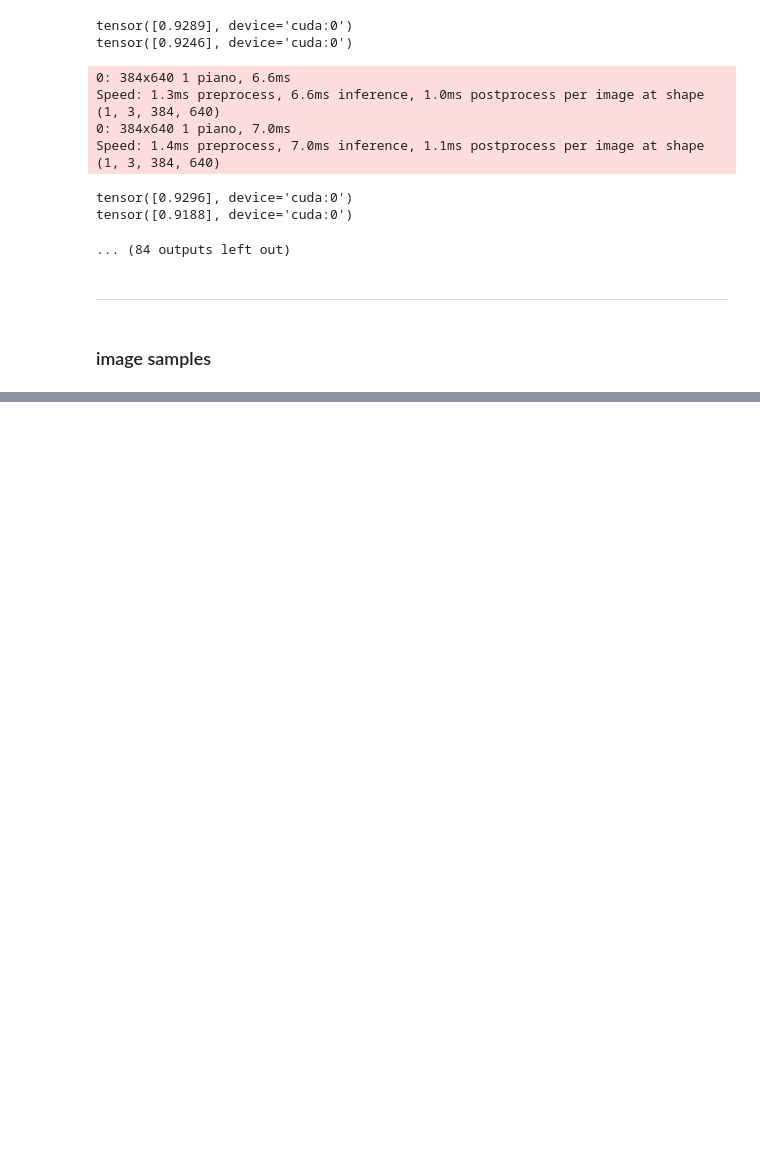
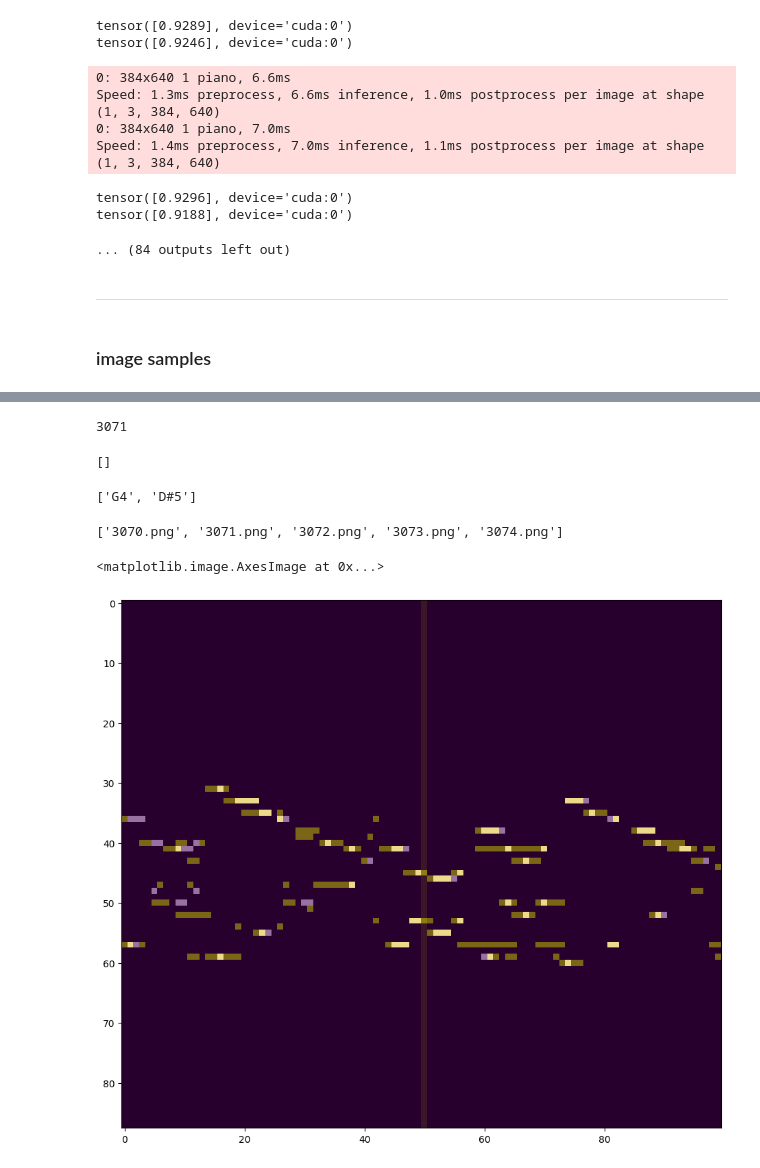
Before and after one commit to boostcampaitech5/level3_cv_finalproject-cv-08, a Jupyter notebook: EDA.ipynb, the cells around one changed output, grey strips where cells are left out. Saved outputs shown, nothing was run; the diff lists cells and outputs as text; code cells hidden in the pictures; blank space fills up the shorter version.

```diff
--- a/EDA.ipynb
+++ b/EDA.ipynb
@@ -413,0 +557,5 @@ for i, image_path in enumerate(image_paths):
+# %%
+roll_output = np.pad((logit_output >= 0.4), ((3, 0), (2, 2)))
+# %%
+label_np = (label_np>0.0).astype(int)
+roll_output = roll_output.astype(int)
@@ -413,0 +608,8 @@ for i, image_path in enumerate(image_paths):
+# %%
+same = []
+diff = []
+for i, (roll_line, label_line) in enumerate(zip(roll_output.T, label_np.T)):
+    if np.array_equal(roll_line, label_line):
+        same.append(i)
+    else:
+        diff.append(i)
@@ -413,0 +624,5 @@ for i, image_path in enumerate(image_paths):
+# %%
+idx = np.random.choice(diff, 1)[0]
+print(idx)
+# %% [output]
+3071
@@ -413,0 +640,22 @@ for i, image_path in enumerate(image_paths):
+# %%
+label_notes_h
+# %% [output]
+[]
+# %%
+pred_notes_h
+# %% [output]
+['G4', 'D#5']
+# %%
+full_img_list[idx-2]
+# %% [output]
+['3070.png', '3071.png', '3072.png', '3073.png', '3074.png']
+# %%
+mid_line = np.zeros((88, 100))
+mid_line[:, 50] = np.ones(88,)
+plt.figure(figsize=(20, 10))
+plt.imshow(label_np[:, idx-50:idx+50], cmap="hot")
+plt.imshow(roll_output[:, idx-50:idx+50], alpha=0.5)
+plt.imshow(mid_line, alpha=0.1)
+# %% [output]
+<matplotlib.image.AxesImage at 0x...>
+[figure, added]
```
Also changed, not shown: parts of 47 cells of this notebook.
